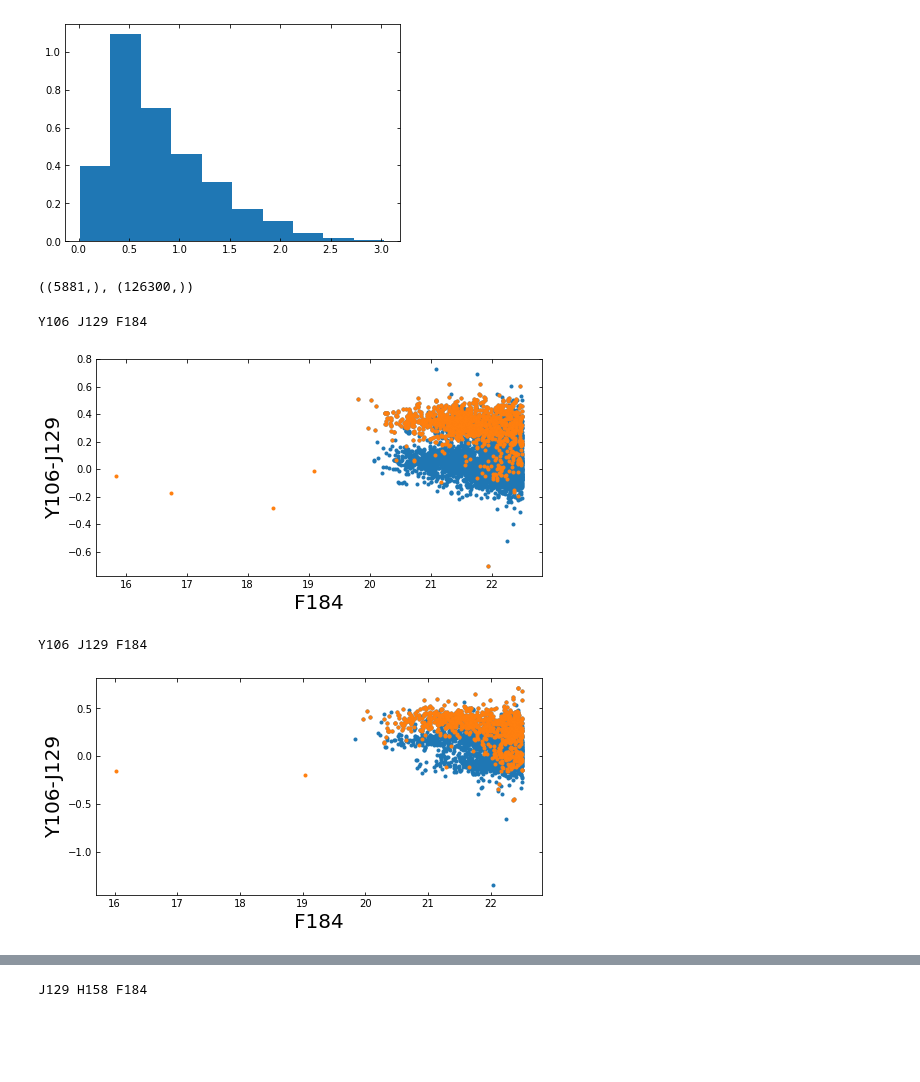
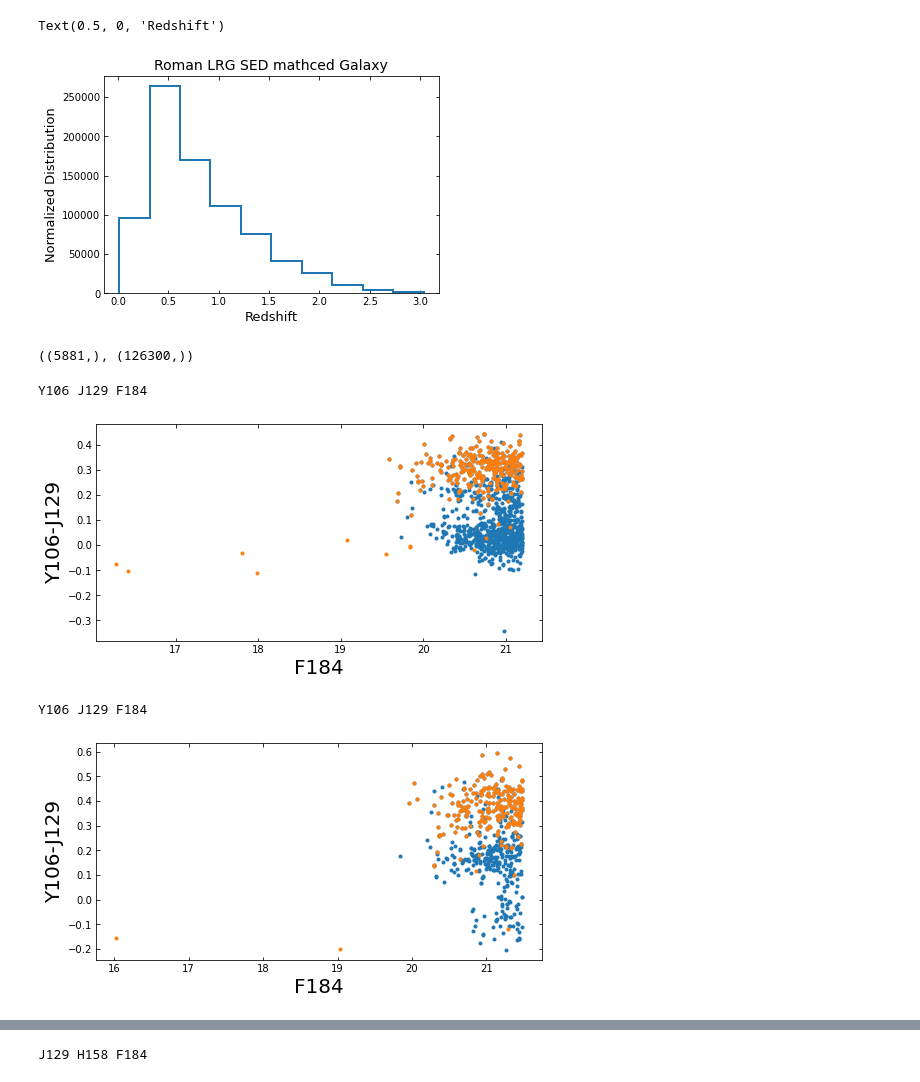
Before and after one commit to Zhiyuan-G/Rubin-Roman-redmagic, a Jupyter notebook: Roman-sed-match-red-gal.ipynb, the cells around one changed output, grey strips where cells are left out. Drawn from its saved outputs; the diff is of its cells as text; code cells hidden in the pictures; blank space fills up the shorter version.

```diff
--- a/Roman-sed-match-red-gal.ipynb
+++ b/Roman-sed-match-red-gal.ipynb
@@ -35,9 +35,13 @@ zs = Roman_z[matched_inds_in_truth]
 measured_qts = roman_detection[Red_gal_ind]
 measured_qts_all = roman_detection[mm]
 # %%
-plt.hist(zs,density = True);
+plt.title('Roman LRG SED mathced Galaxy',fontsize = 14)
+plt.hist(zs,density = False,histtype='step',linewidth = 2);
+plt.ylabel('Normalized Distribution', fontsize = 13)
+plt.xlabel('Redshift',fontsize = 13)
 # %% [output]
+Text(0.5, 0, 'Redshift')
-[figure, old version]
+[figure, new version]
 # %%
 roman_z_mask = (z_all > 1.3) & (z_all < 1.32)
 z_mask = (zs > 1.3) & (zs < 1.32)
@@ -69,16 +73,16 @@ def plot_c_vs_m_roman (ax,c1,c2,ref_m,z_mask,data_z_mask,ref_cut):
     ax.set_xlabel(ref_m,fontsize = 20)
     print(c1,c2,ref_m)
 # %%
-z_low = 1.3
-z_high = 1.32
+z_low = 1.2
+z_high = 1.22
 roman_z_mask = (z_all > z_low) & (z_all < z_high)
 z_mask = (zs > z_low) & (zs < z_high)
 fr = ['Y106','J129','H158','F184']
 f,ax = plt.subplots(1,1,figsize = (8,4))
-plot_c_vs_m_roman(ax = ax,c1 = fr[0],c2 = fr[1],ref_m=fr[-1],z_mask=z_mask,data_z_mask=roman_z_mask,ref_cut = 22.5)
+plot_c_vs_m_roman(ax = ax,c1 = fr[0],c2 = fr[1],ref_m=fr[-1],z_mask=z_mask,data_z_mask=roman_z_mask,ref_cut = 21.2)
 # %% [output]
 Y106 J129 F184
-[figure, old version]
+[figure, new version]
 # %%
 z_low = 1.36
 z_high = 1.38
@@ -86,10 +90,10 @@ roman_z_mask = (z_all > z_low) & (z_all < z_high)
 z_mask = (zs > z_low) & (zs < z_high)
 fr = ['Y106','J129','H158','F184']
 f,ax = plt.subplots(1,1,figsize = (8,4))
-plot_c_vs_m_roman(ax = ax,c1 = fr[0],c2 = fr[1],ref_m=fr[-1],z_mask=z_mask,data_z_mask=roman_z_mask,ref_cut = 22.5)
+plot_c_vs_m_roman(ax = ax,c1 = fr[0],c2 = fr[1],ref_m=fr[-1],z_mask=z_mask,data_z_mask=roman_z_mask,ref_cut = 21.48155162)
 # %% [output]
 Y106 J129 F184
-[figure, old version]
+[figure, new version]
 # %%
 z_low = 1.46
 z_high = 1.48
```
Also changed, not shown: parts of 14 cells of this notebook.
